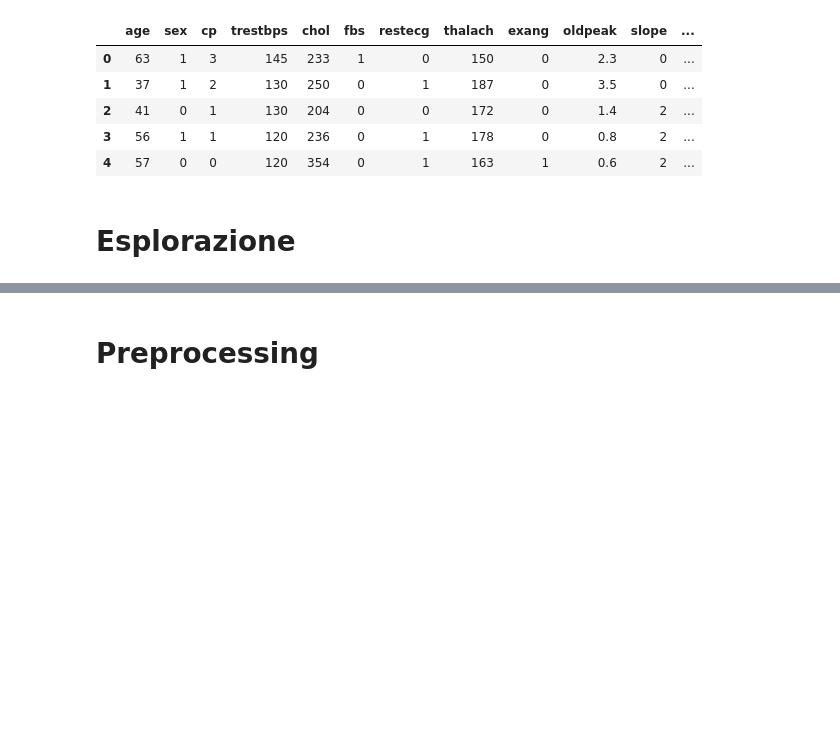
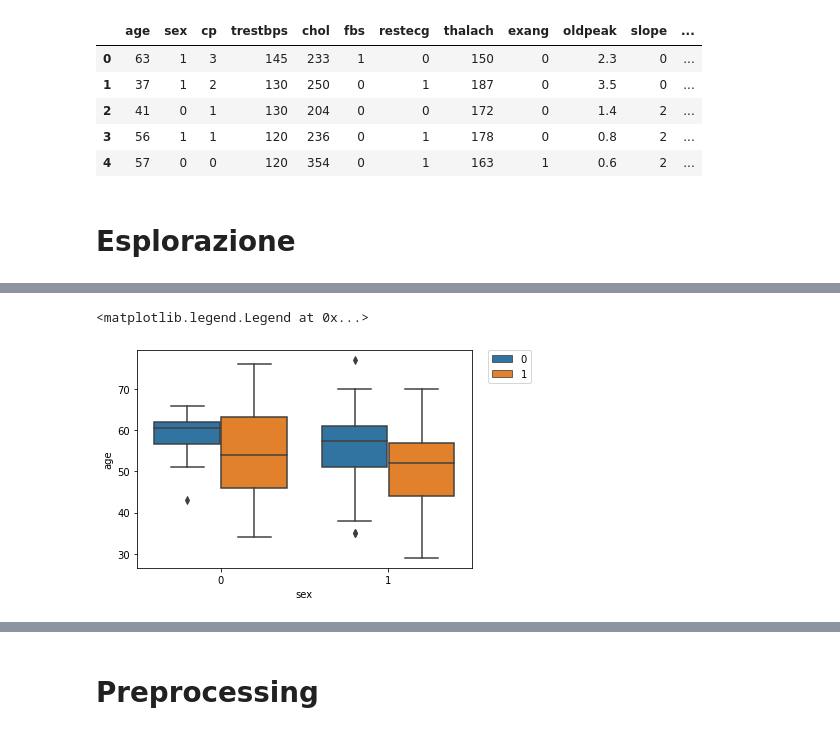
Before and after one commit to lorenzlorg/Big-Data-MAPR-project, a Jupyter notebook: Predizione di malattie cardiache.ipynb, the cells around one changed output, grey strips where cells are left out. Cells and saved outputs as stored; diff of their text form; code cells hidden in the pictures; blank space fills up the shorter version.

```diff
--- a/Predizione di malattie cardiache.ipynb
+++ b/Predizione di malattie cardiache.ipynb
@@ -18,0 +107,9 @@ df.head()
+# %%
+sns.boxplot(x='sex',y='age',hue='target',data=df)
+plt.legend(bbox_to_anchor=(1.05, 1), loc=2, borderaxespad=0.)
+
+# e simili
+# https://medium.com/swlh/the-framingham-heart-study-decision-trees-83a7fb62718e
+# %% [output]
+<matplotlib.legend.Legend at 0x...>
+[figure, added]
```
Also changed, not shown: parts of 16 cells of this notebook, 1 other file.
